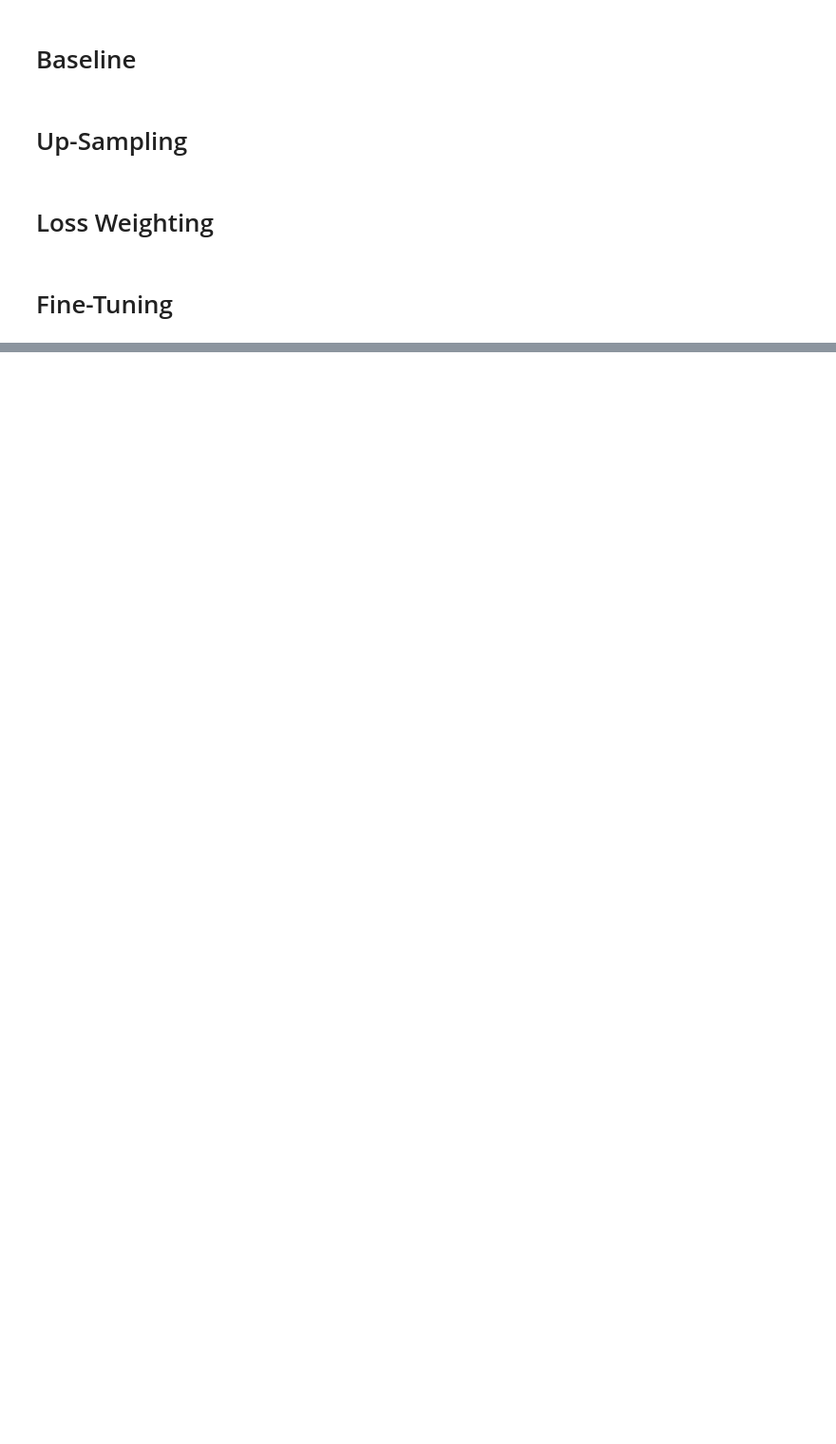
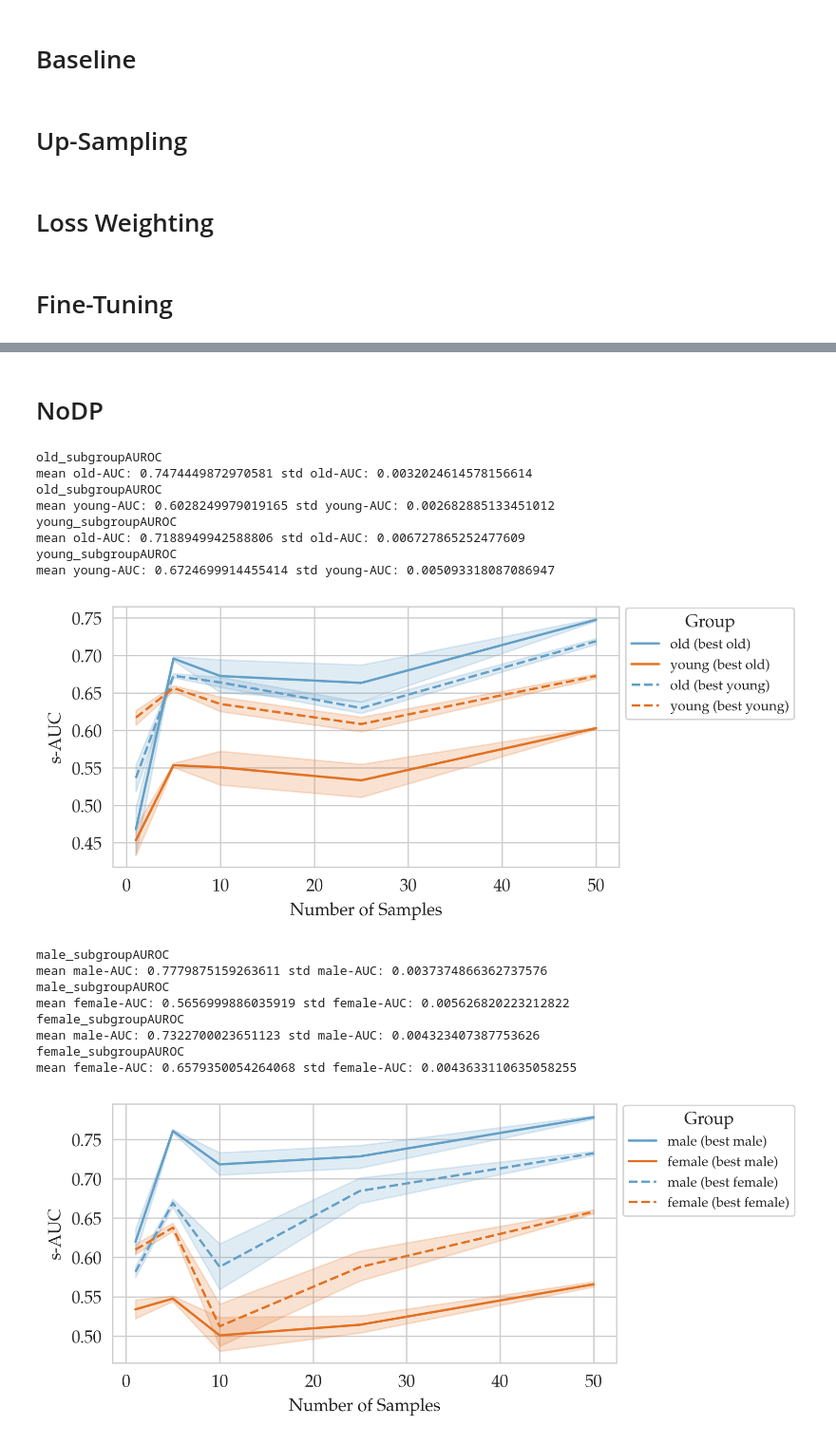
Before and after one commit to JohannesGetzner/fair-uad-with-dp, a Jupyter notebook: src_refactored/mitigation_strategies_results_plots.ipynb, the cells around one changed output, grey strips where cells are left out. Shown at 95% size. Cells and saved outputs as stored; diff of their text form; code cells hidden in the pictures; blank space fills up the shorter version.

```diff
--- a/src_refactored/mitigation_strategies_results_plots.ipynb
+++ b/src_refactored/mitigation_strategies_results_plots.ipynb
@@ -145,0 +200,13 @@ plot_data(data,log_dir="fine_tuning", override_insignificance=True, legend_outsi
+# %%
+data_noDP = load_csvs_into_df(os.path.join(BASE_DIR, "core-set-selection/2023-11-09 20:06:05-FAE-rsna-balanced-subsetperformance-noDP/old_percent_05_bestBytest"))
+data_noDP = data_noDP.loc[data_noDP.dataset == "rsna"]
+data_DP = load_csvs_into_df(os.path.join(BASE_DIR, "core-set-selection/2023-12-07 16:22:58-FAE-rsna-balanced-subsetperformance-DP/old_percent_05_bestBytest"))
+data_age_DP = load_csvs_into_df(os.path.join(BASE_DIR, "core-set-selection/2023-12-08 14:17:02-FAE-rsna-old-age-subsetperformance-DP/old_percent_05_bestBytest"))
+data_sex_DP = load_csvs_into_df(os.path.join(BASE_DIR, "core-set-selection/2023-12-08 15:57:52-FAE-rsna-old-sex-subsetperformance-DP/male_percent_05_bestBytest"))
+# %%
+plot_settings = {
+    (0,0):  ("-",TUM_colors["TUMAccentBlue"]),
+    (0,1):  ("-",TUM_colors["TUMAccentOrange"]),
+    (1,0):  ("--",TUM_colors["TUMAccentBlue"]),
+    (1,1):  ("--",TUM_colors["TUMAccentOrange"]),
+}
@@ -145,0 +256,30 @@ plot_data(data,log_dir="fine_tuning", override_insignificance=True, legend_outsi
+# %% [markdown]
+# NoDP
+# %%
+data_noDP = data_noDP[[*metrics, "dataset", "seed", "score_var","num_samples"]]
+data_noDP = data_noDP.melt(id_vars=["seed", "dataset", "score_var","num_samples"], var_name="metric", value_name="value")
+# %%
+data_noDP = data_noDP.loc[data_noDP["score_var"] != "AUROC"]
+data_noDP.metric = data_noDP.metric.str.replace("test/", "")
+data_noDP.metric = data_noDP.metric.str.replace("_subgroupAUROC", "")
+# %%
+plot_coresetselection(data_noDP)
+# %% [output]
+old_subgroupAUROC
+mean old-AUC: 0.7474449872970581 std old-AUC: 0.0032024614578156614
+old_subgroupAUROC
+mean young-AUC: 0.6028249979019165 std young-AUC: 0.002682885133451012
+young_subgroupAUROC
+mean old-AUC: 0.7188949942588806 std old-AUC: 0.006727865252477609
+young_subgroupAUROC
+mean young-AUC: 0.6724699914455414 std young-AUC: 0.005093318087086947
+[figure, added]
+male_subgroupAUROC
+mean male-AUC: 0.7779875159263611 std male-AUC: 0.0037374866362737576
+male_subgroupAUROC
+mean female-AUC: 0.5656999886035919 std female-AUC: 0.005626820223212822
+female_subgroupAUROC
+mean male-AUC: 0.7322700023651123 std male-AUC: 0.004323407387753626
+female_subgroupAUROC
+mean female-AUC: 0.6579350054264068 std female-AUC: 0.0043633110635058255
+[figure, added]
```
Also changed, not shown: parts of 15 cells of this notebook, 11 other files.
